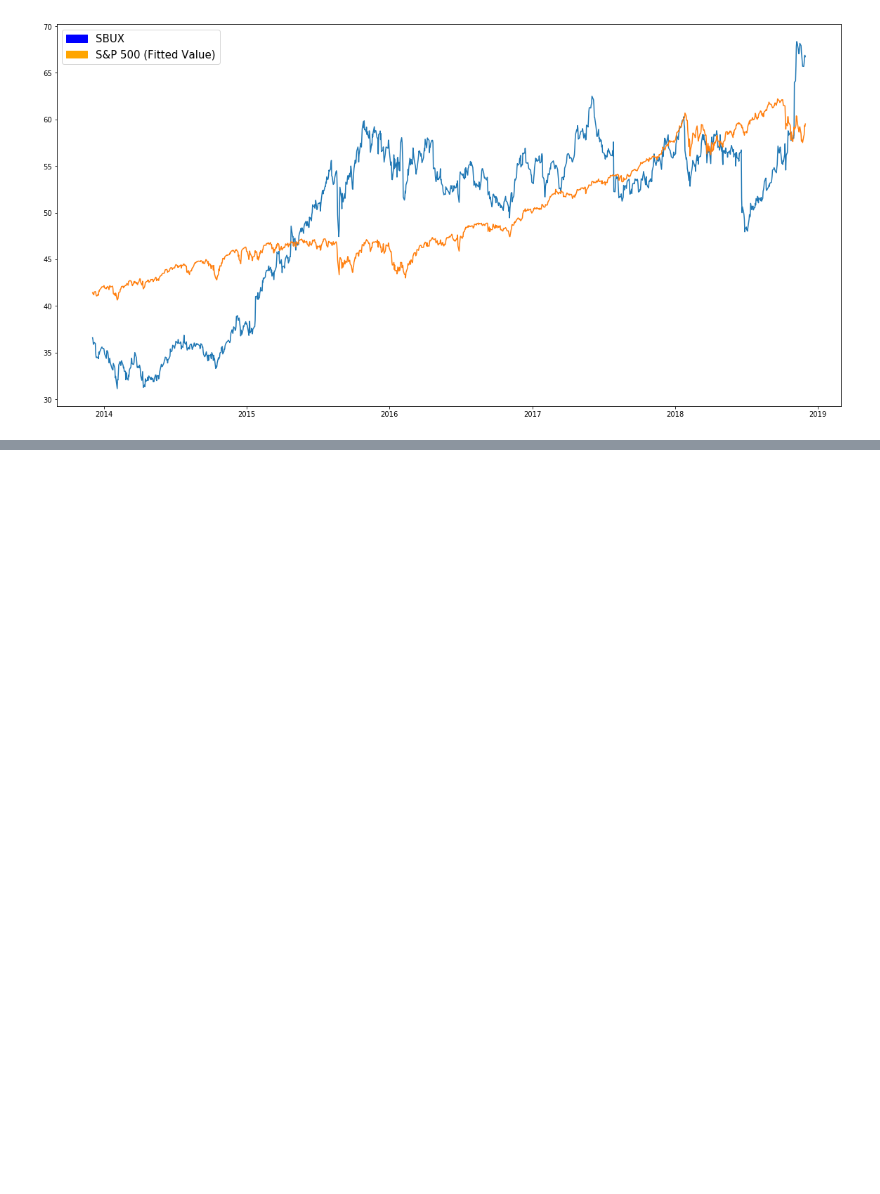
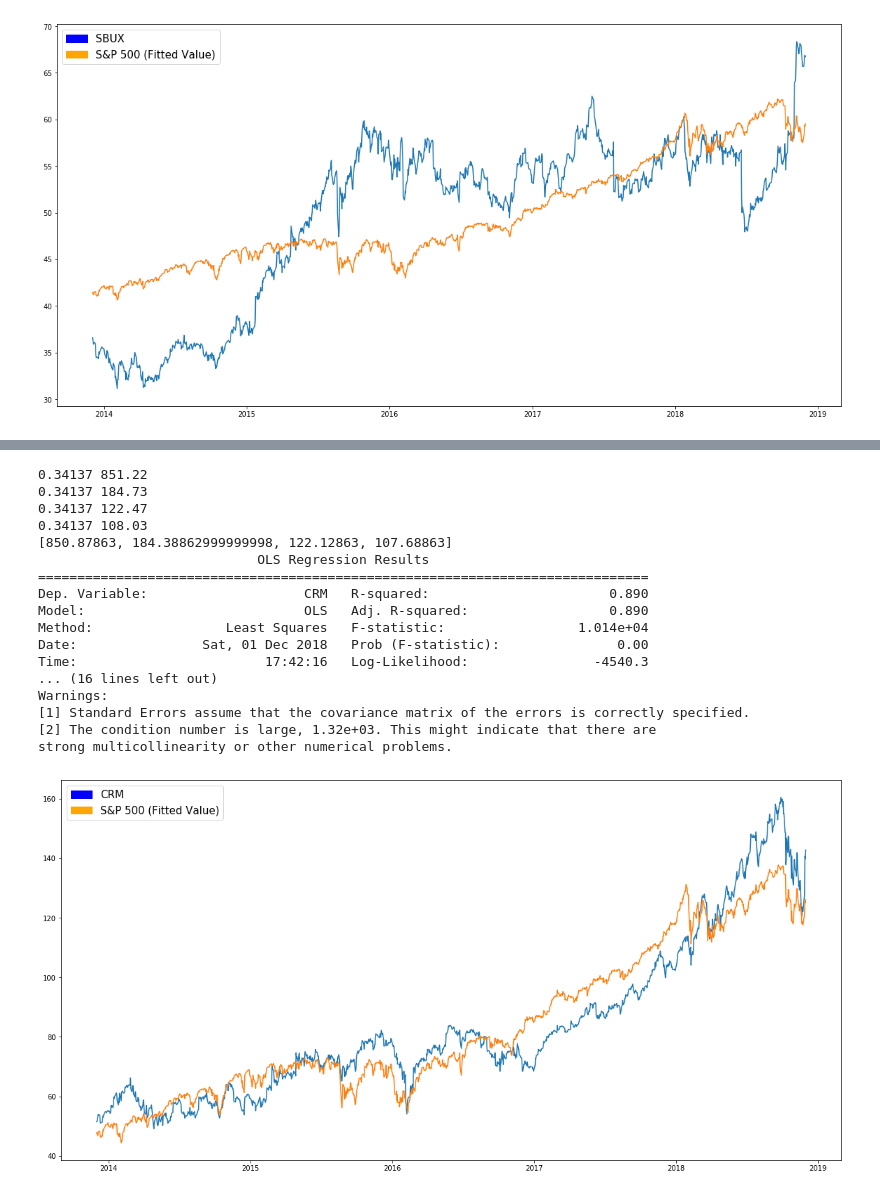
Before and after one commit to suyuchenxm/toolsproject, a Jupyter notebook: Jordan.ipynb, the cells around one changed output, grey strips where cells are left out. Cells and saved outputs as stored; diff of their text form; code cells hidden in the pictures; blank space fills up the shorter version.

```diff
--- a/Jordan.ipynb
+++ b/Jordan.ipynb
@@ -296 +296,22 @@ strong multicollinearity or other numerical problems.
+# %%
+plot_prices(competitor(stock))
+# %% [output]
+0.34137 851.22
+0.34137 184.73
+0.34137 122.47
+0.34137 108.03
+[850.87863, 184.38862999999998, 122.12863, 107.68863]
+                            OLS Regression Results
+==============================================================================
+Dep. Variable:                    CRM   R-squared:                       0.890
+Model:                            OLS   Adj. R-squared:                  0.890
+Method:                 Least Squares   F-statistic:                 1.014e+04
+Date:                Sat, 01 Dec 2018   Prob (F-statistic):               0.00
+Time:                        17:42:16   Log-Likelihood:                -4540.3
+... (16 lines left out)
+Warnings:
+[1] Standard Errors assume that the covariance matrix of the errors is correctly specified.
+[2] The condition number is large, 1.32e+03. This might indicate that there are
+strong multicollinearity or other numerical problems.
+[figure, added]
 # %%
```
Also changed, not shown: parts of 8 cells of this notebook.
